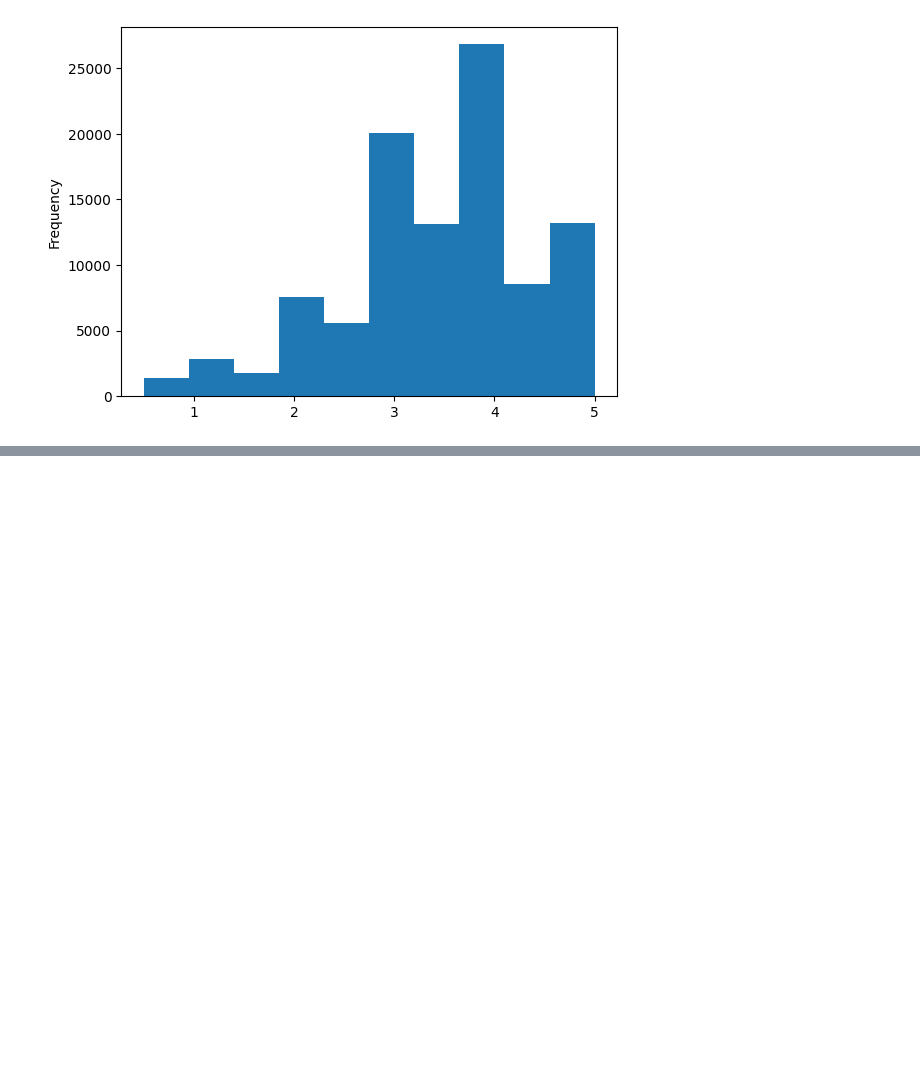
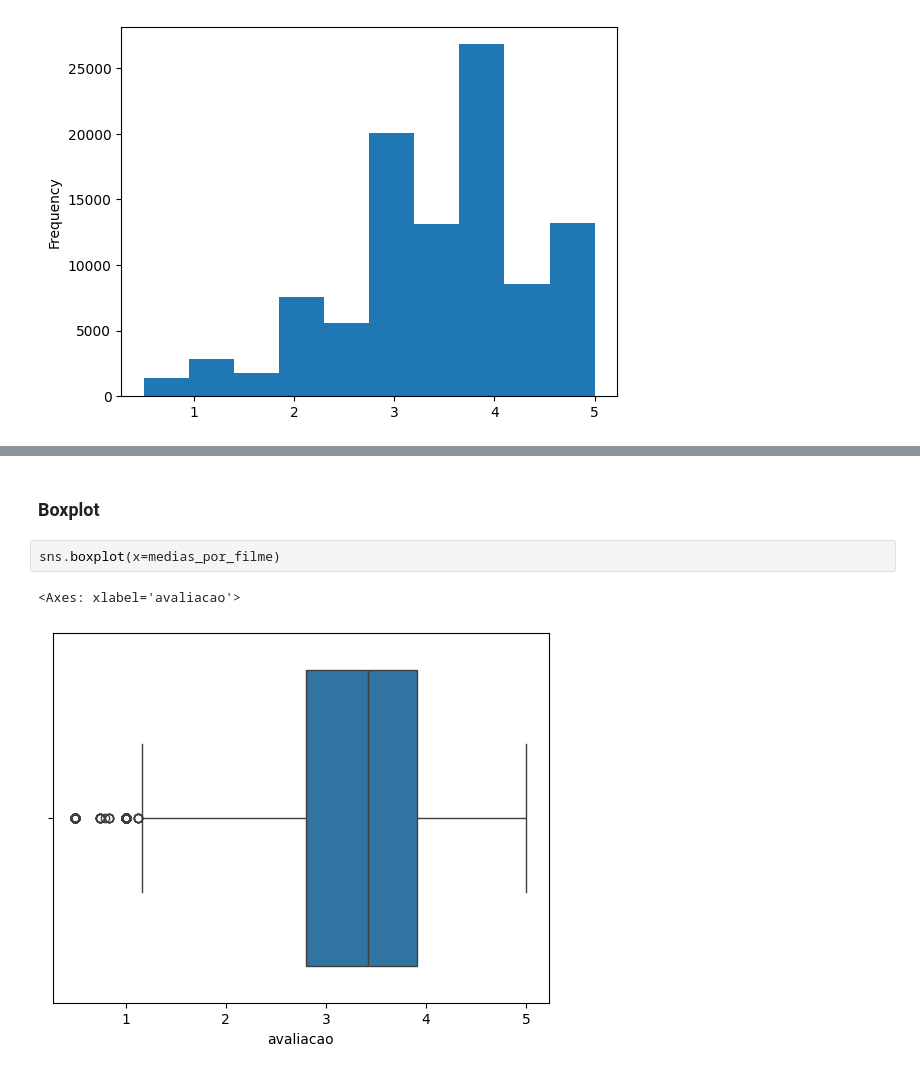
Before and after one commit to ThiagoDFMaia/projeto_final_tarde, a Jupyter notebook: semana_eda/dia_1.ipynb, the cells around one changed output, grey strips where cells are left out. Drawn from its saved outputs; the diff is of its cells as text; blank space fills up the shorter version.

```diff
--- a/semana_eda/dia_1.ipynb
+++ b/semana_eda/dia_1.ipynb
@@ -258,0 +424,7 @@ df.avaliacao.plot(kind='hist')
+# %% [markdown]
+### Boxplot
+# %%
+sns.boxplot(x=medias_por_filme)
+# %% [output]
+<Axes: xlabel='avaliacao'>
+[figure, added]
```
Also changed, not shown: parts of 59 cells of this notebook, 2 other files.
